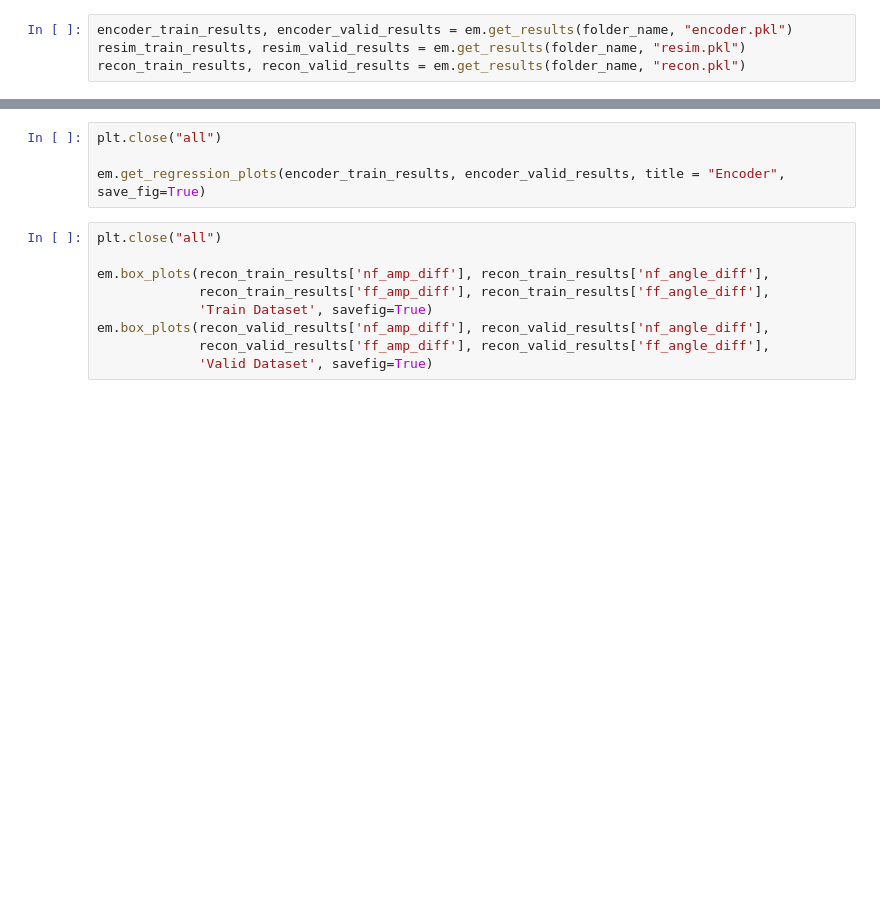
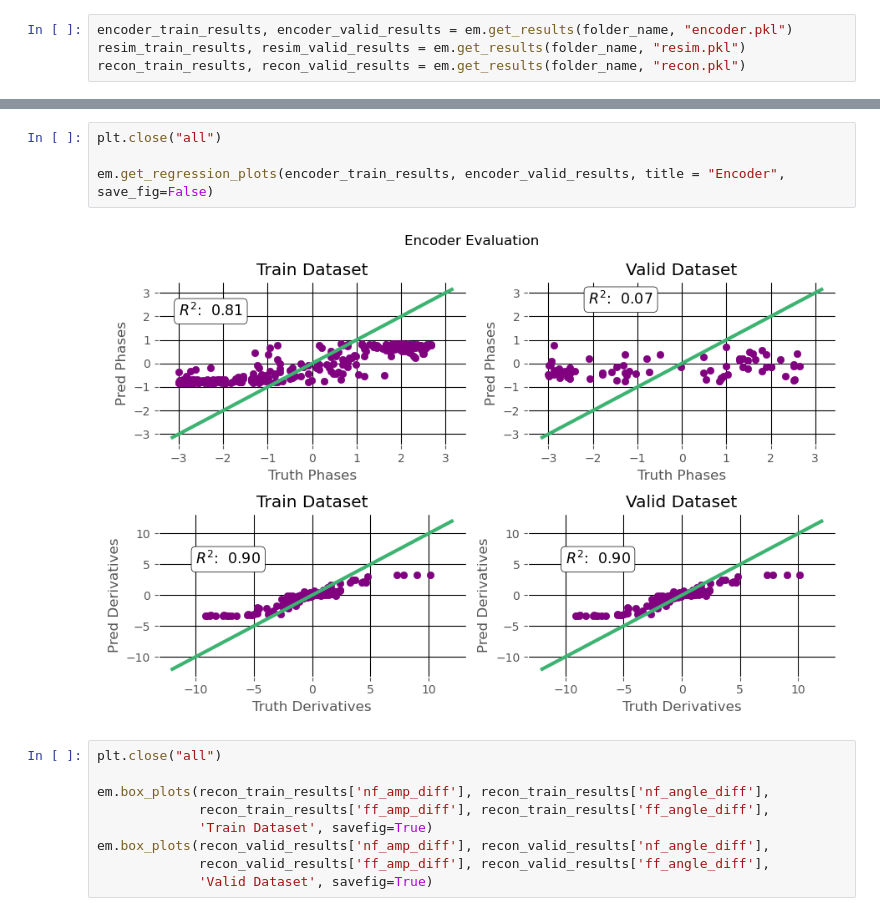
Before and after one commit to Kovaleski-Research-Lab/Surrogate_Model, a Jupyter notebook: src/evaluation/post_training.ipynb, the cells around one changed output, grey strips where cells are left out. Drawn from its saved outputs; the diff is of its cells as text; blank space fills up the shorter version.

```diff
--- a/src/evaluation/post_training.ipynb
+++ b/src/evaluation/post_training.ipynb
@@ -37,7 +52,9 @@ recon_train_results, recon_valid_results = em.get_results(folder_name, "recon.pk
 # %%
 plt.close("all")
 
-em.get_regression_plots(encoder_train_results, encoder_valid_results, title = "Encoder", save_fig=True)
+em.get_regression_plots(encoder_train_results, encoder_valid_results, title = "Encoder", save_fig=False)
+# %% [output]
+[figure, added]
 # %%
 plt.close("all")
 
```
Also changed, not shown: parts of 4 cells of this notebook, 6 other files.
